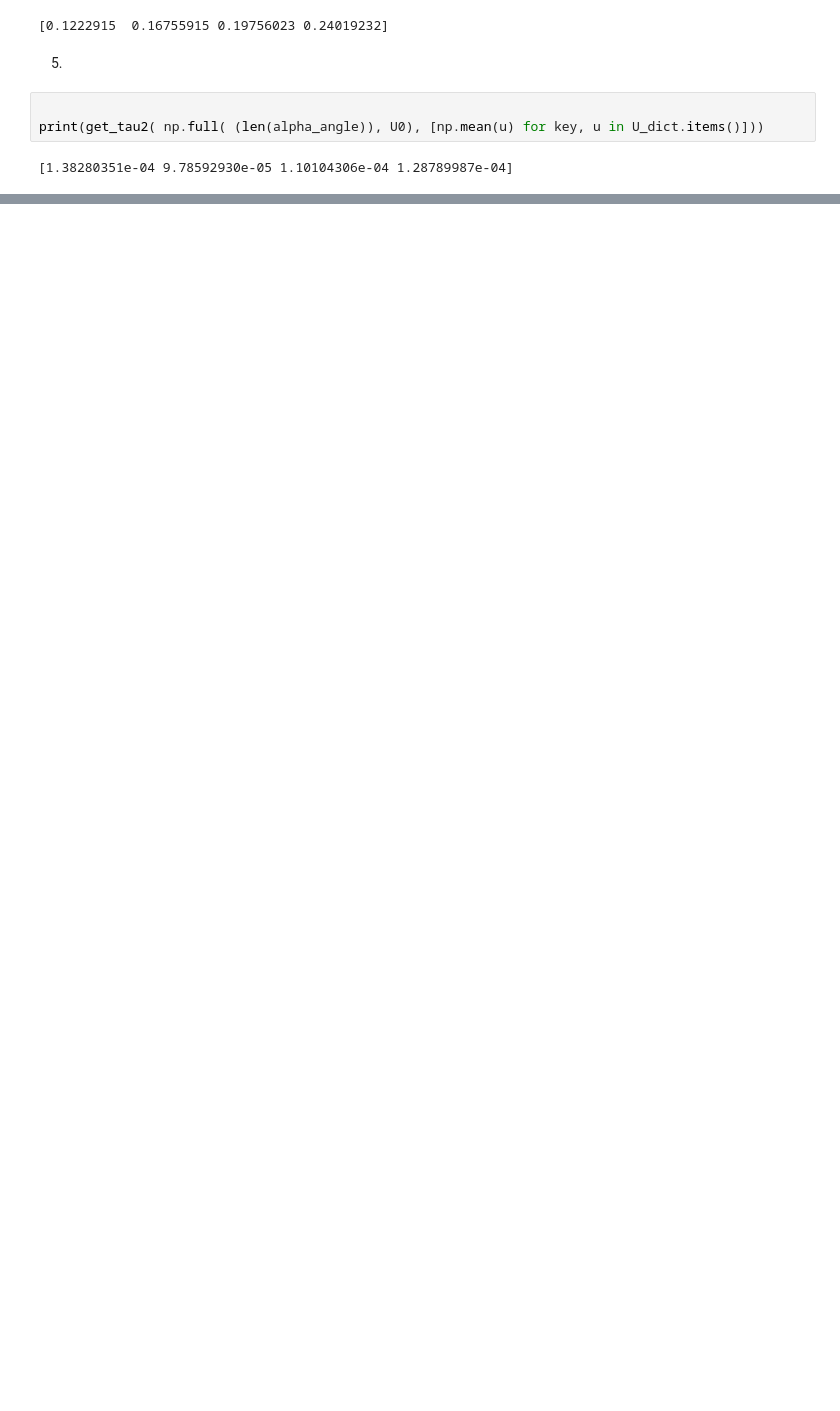
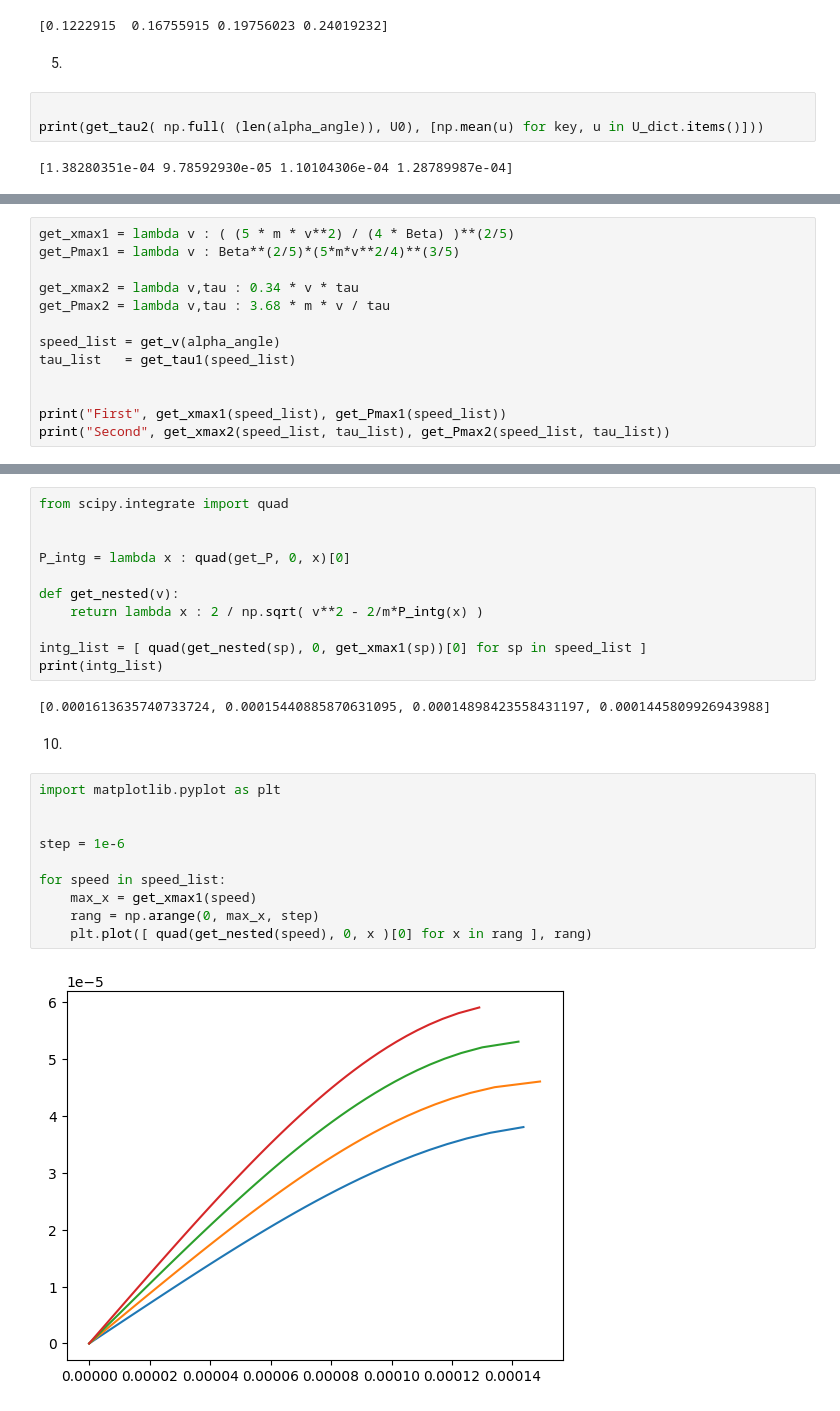
Before and after one commit to Aleksander-Gushchin/Mech-practice, a Jupyter notebook: lab1.ipynb, the cells around one changed output, grey strips where cells are left out. Saved outputs shown, nothing was run; the diff lists cells and outputs as text; blank space fills up the shorter version.

```diff
--- a/lab1.ipynb
+++ b/lab1.ipynb
@@ -63,0 +68,13 @@ print(get_tau2( np.full( (len(alpha_angle)), U0), [np.mean(u) for key, u in U_di
+# %%
+get_xmax1 = lambda v : ( (5 * m * v**2) / (4 * Beta) )**(2/5)
+get_Pmax1 = lambda v : Beta**(2/5)*(5*m*v**2/4)**(3/5)
+
+get_xmax2 = lambda v,tau : 0.34 * v * tau
+get_Pmax2 = lambda v,tau : 3.68 * m * v / tau
+
+speed_list = get_v(alpha_angle)
+tau_list   = get_tau1(speed_list)
+
+
+print("First", get_xmax1(speed_list), get_Pmax1(speed_list))
+print("Second", get_xmax2(speed_list, tau_list), get_Pmax2(speed_list, tau_list))
@@ -63,0 +93,27 @@ print(get_tau2( np.full( (len(alpha_angle)), U0), [np.mean(u) for key, u in U_di
+# %%
+from scipy.integrate import quad
+
+
+P_intg = lambda x : quad(get_P, 0, x)[0]
+
+def get_nested(v):
+    return lambda x : 2 / np.sqrt( v**2 - 2/m*P_intg(x) )
+
+intg_list = [ quad(get_nested(sp), 0, get_xmax1(sp))[0] for sp in speed_list ]
+print(intg_list)
+# %% [output]
+[0.0001613635740733724, 0.00015440885870631095, 0.00014898423558431197, 0.0001445809926943988]
+# %% [markdown]
+10.
+# %%
+import matplotlib.pyplot as plt
+
+
+step = 1e-6
+
+for speed in speed_list:
+    max_x = get_xmax1(speed)
+    rang = np.arange(0, max_x, step)
+    plt.plot([ quad(get_nested(speed), 0, x )[0] for x in rang ], rang)
+# %% [output]
+[figure, added]
```
Also changed, not shown: parts of 12 cells of this notebook.
